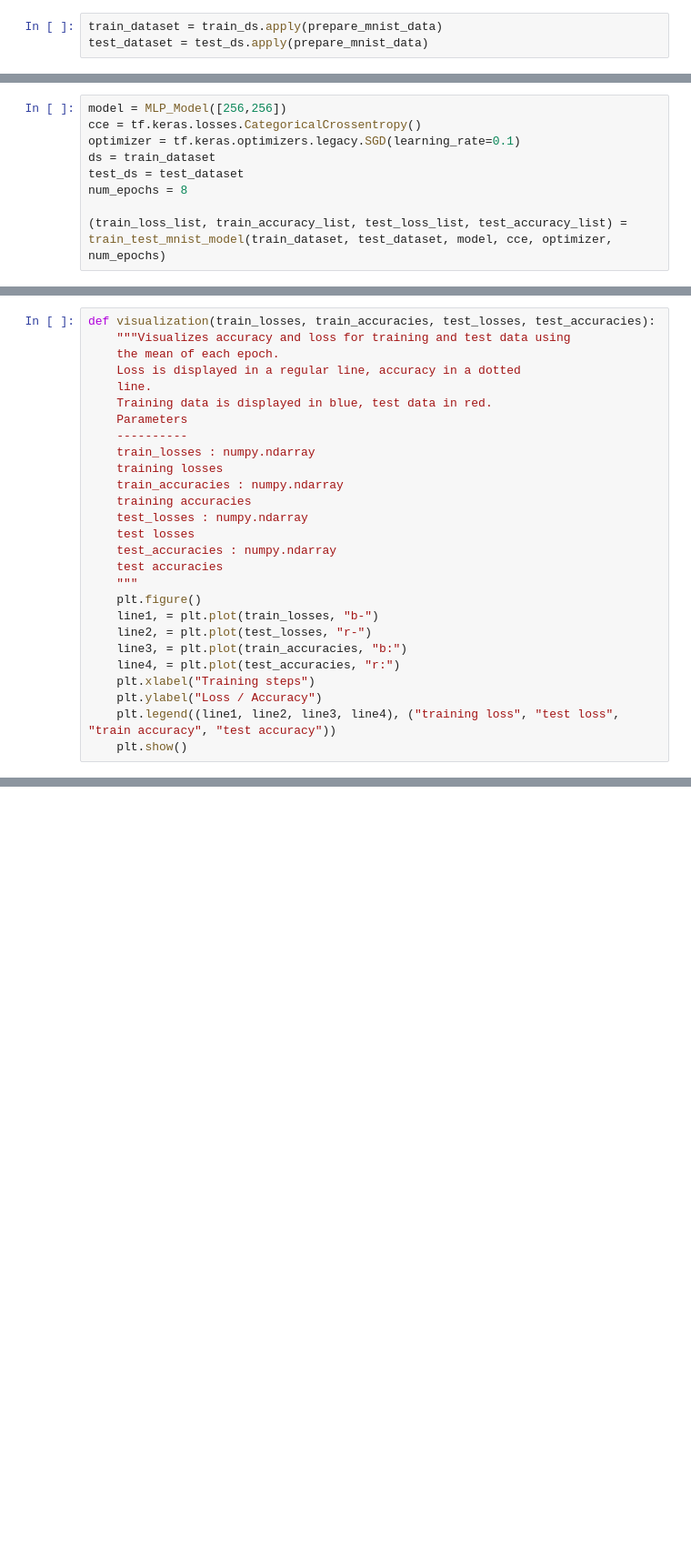
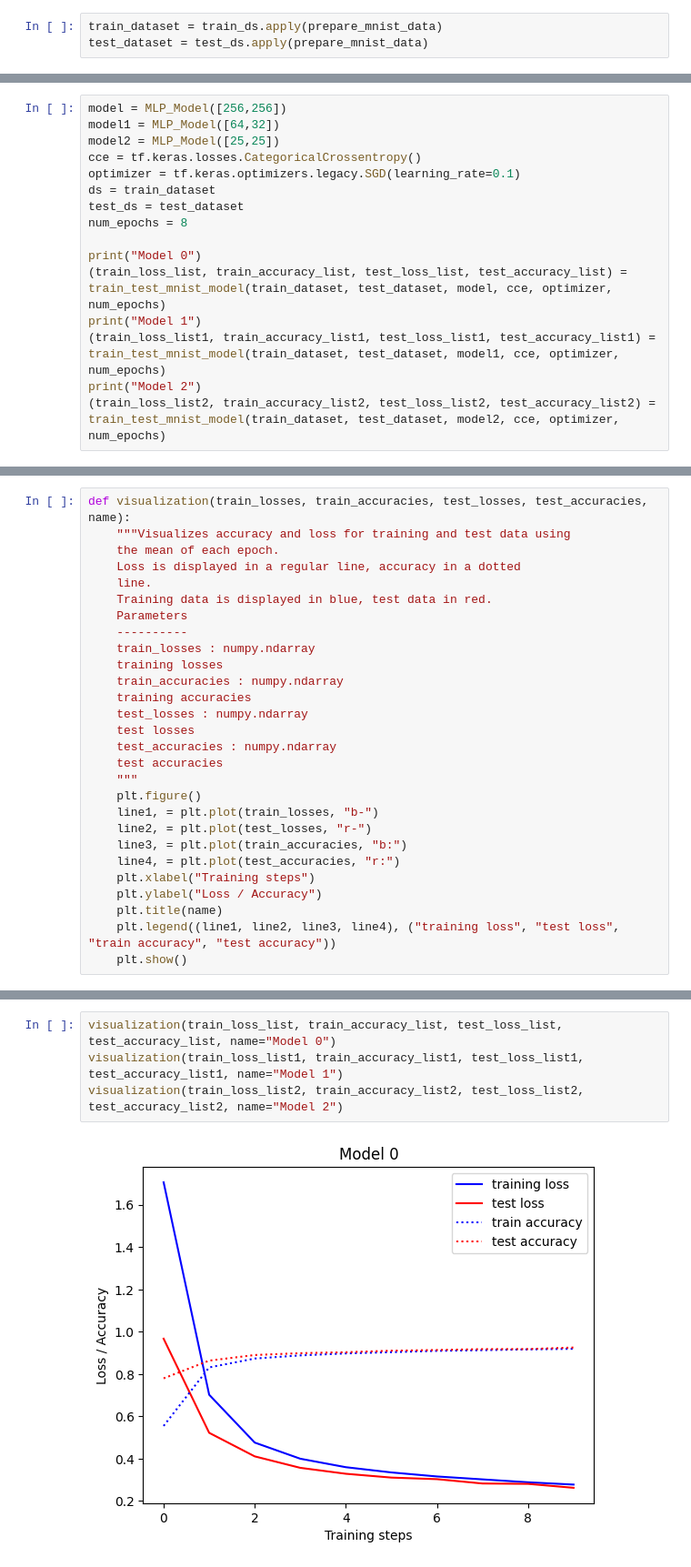
Before and after one commit to developsomethingcool/-IANNwTf-Group17, a Jupyter notebook: 02_Tensor_Flow/Homework_02_Implementing_and_Training_an_MLP.ipynb, the cells around one changed output, grey strips where cells are left out. Shown at 91% size. Cells and saved outputs as stored; diff of their text form; blank space fills up the shorter version.

```diff
--- a/02_Tensor_Flow/Homework_02_Implementing_and_Training_an_MLP.ipynb
+++ b/02_Tensor_Flow/Homework_02_Implementing_and_Training_an_MLP.ipynb
@@ -193,11 +201,18 @@ def train_test_mnist_model(train_ds, test_ds, model, loss_func, optimizer, num_e
   return (train_loss_list, train_accuracy_list, test_loss_list, test_accuracy_list)
 # %%
 model = MLP_Model([256,256])
+model1 = MLP_Model([64,32])
+model2 = MLP_Model([25,25])
 cce = tf.keras.losses.CategoricalCrossentropy()
 optimizer = tf.keras.optimizers.legacy.SGD(learning_rate=0.1)
 ds = train_dataset
 test_ds = test_dataset
 num_epochs = 8
 
+print("Model 0")
 (train_loss_list, train_accuracy_list, test_loss_list, test_accuracy_list) = train_test_mnist_model(train_dataset, test_dataset, model, cce, optimizer, num_epochs)
+print("Model 1")
+(train_loss_list1, train_accuracy_list1, test_loss_list1, test_accuracy_list1) = train_test_mnist_model(train_dataset, test_dataset, model1, cce, optimizer, num_epochs)
+print("Model 2")
+(train_loss_list2, train_accuracy_list2, test_loss_list2, test_accuracy_list2) = train_test_mnist_model(train_dataset, test_dataset, model2, cce, optimizer, num_epochs)
 # %% [output]
@@ -214,5 +238,5 @@ Epoch 10/10, Train Loss: 0.2773, Train Accuracy: 0.9199, Test Loss: 0.2632, Test
 # %%
-def visualization(train_losses, train_accuracies, test_losses, test_accuracies):
+def visualization(train_losses, train_accuracies, test_losses, test_accuracies, name):
     """Visualizes accuracy and loss for training and test data using
     the mean of each epoch.
     Loss is displayed in a regular line, accuracy in a dotted
@@ -236,5 +260,6 @@ def visualization(train_losses, train_accuracies, test_losses, test_accuracies):
     line4, = plt.plot(test_accuracies, "r:")
     plt.xlabel("Training steps")
     plt.ylabel("Loss / Accuracy")
+    plt.title(name)
     plt.legend((line1, line2, line3, line4), ("training loss", "test loss", "train accuracy", "test accuracy"))
     plt.show()
@@ -244,0 +266,6 @@ visualization(train_loss_list, train_accuracy_list, test_loss_list, test_accurac
+# %%
+visualization(train_loss_list, train_accuracy_list, test_loss_list, test_accuracy_list, name="Model 0")
+visualization(train_loss_list1, train_accuracy_list1, test_loss_list1, test_accuracy_list1, name="Model 1")
+visualization(train_loss_list2, train_accuracy_list2, test_loss_list2, test_accuracy_list2, name="Model 2")
+# %% [output]
+[figure, added]
```
Also changed, not shown: parts of 6 cells of this notebook.
